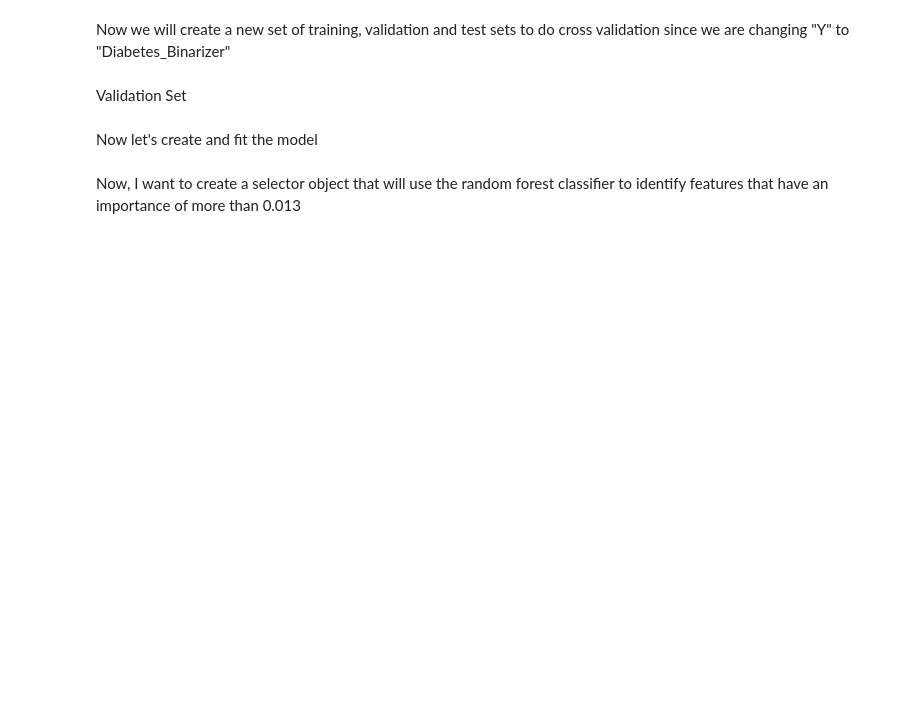
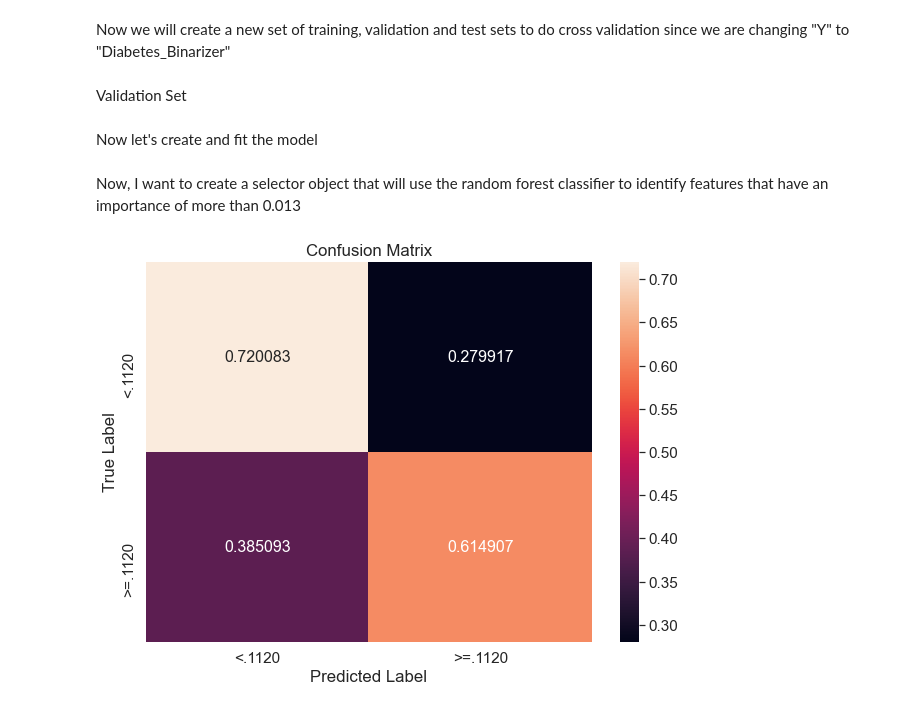
Before and after one commit to reubenp92/-CSS_Project_2_Team_4_Fall_2020, a Jupyter notebook: Project2.ipynb, the cells around one changed output. Cells and saved outputs as stored; diff of their text form; code cells hidden in the pictures; blank space fills up the shorter version.

```diff
--- a/Project2.ipynb
+++ b/Project2.ipynb
@@ -649,26 +932,28 @@ Now, I want to create a selector object that will use the random forest classifi
 # %%
 from sklearn.model_selection import cross_val_score
 from sklearn.model_selection import cross_val_predict
 from sklearn.metrics import confusion_matrix
 
 
 RF_pred = cross_val_predict(RF_reg, X2, y2, cv = 3)
 
-cf_matrix = confusion_matrix(y2,RF_pred, normalize = "True")
+cf_matrix = confusion_matrix(y2,RF_pred, normalize = "true")
 
 df_cm = pd.DataFrame(cf_matrix, range(2),
               range(2))
 
 df_cm = df_cm.rename(index=str, columns={0: "<.1120", 1: ">=.1120"})
 df_cm.index = ["<.1120", ">=.1120"]
 plt.figure(figsize = (10,7))
 sns.set(font_scale=1.4)#for label size
 sns.heatmap(df_cm,
            annot=True,
            annot_kws={"size": 16},
            fmt='g')
 
 plt.title("Confusion Matrix")
 plt.xlabel("Predicted Label")
 plt.ylabel("True Label")
 plt.show()
+# %% [output]
+[figure, added]
```
Also changed, not shown: parts of 47 cells of this notebook, 1 other file.
